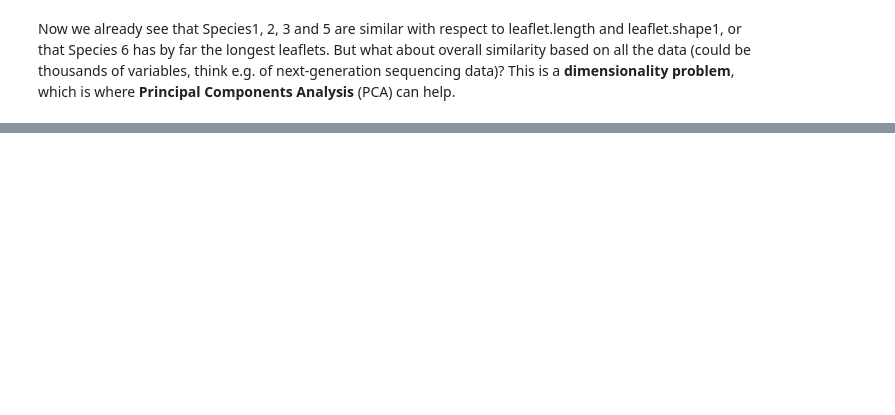
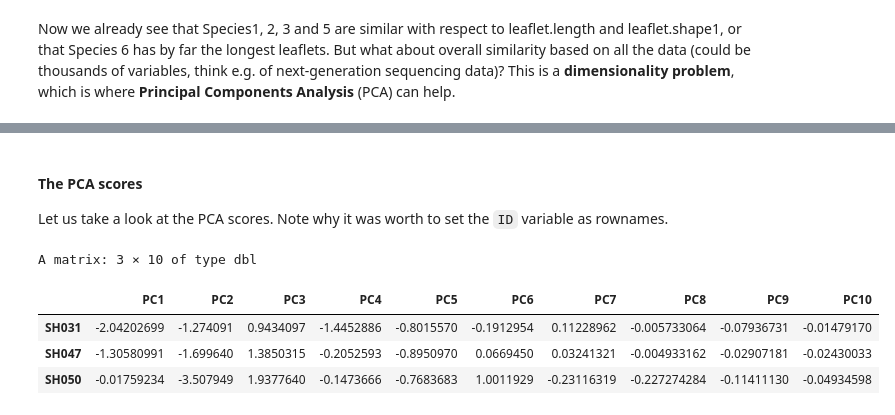
Before and after one commit to scrameri/Umweltbiologie, a Jupyter notebook: Tutorials.ipynb, the cells around one changed output, grey strips where cells are left out. Cells and saved outputs as stored; diff of their text form; code cells hidden in the pictures; blank space fills up the shorter version.

```diff
--- a/Tutorials.ipynb
+++ b/Tutorials.ipynb
@@ -1234,0 +1182,12 @@ str(pca)
+# %%
+numericvars <- names(d.mis)[-c(1:2)]
+factorvars <- names(d.mis)[1:2]
+
+# define impute function
+impute <- function(x) {x[is.na(x)] <- mean(x, na.rm = TRUE) ; return(x)}
+
+# apply impute function and assign data.frame with factor variables
+d.imp <- data.frame(d.mis[,factorvars], apply(d.mis[,numericvars], 2, impute))
+
+# subset data.frame to include numeric variables only
+d.pca <- d.imp[,numericvars]
@@ -1234,0 +1218,7 @@ str(pca)
+# %%
+# Principal Component Analysis (PCA)
+pca <- prcomp(x = d.pca, center = TRUE, scale. = TRUE) # don't forget the "." after scale!
+# prcomp(x = scale(d.pca, center = TRUE, scale = TRUE), center = FALSE, scale. = FALSE)' # equivalent
+
+# Structure of objects of class 'pca'
+str(pca)
@@ -1234,0 +1246,11 @@ str(pca)
+# %% [markdown]
+#### The PCA scores
+Let us take a look at the PCA scores. Note why it was worth to set the `ID` variable as rownames.
+# %%
+head(pca$x, n = 3)
+# %% [output]
+A matrix: 3 × 10 of type dbl
+|  | PC1 | PC2 | PC3 | PC4 | PC5 | PC6 | PC7 | PC8 | PC9 | PC10 |
+| SH031 | -2.04202699 | -1.274091 | 0.9434097 | -1.4452886 | -0.8015570 | -0.1912954 | 0.11228962 | -0.005733064 | -0.07936731 | -0.01479170 |
+| SH047 | -1.30580991 | -1.699640 | 1.3850315 | -0.2052593 | -0.8950970 | 0.0669450 | 0.03241321 | -0.004933162 | -0.02907181 | -0.02430033 |
+| SH050 | -0.01759234 | -3.507949 | 1.9377640 | -0.1473666 | -0.7683683 | 1.0011929 | -0.23116319 | -0.227274284 | -0.11411130 | -0.04934598 |
```
Also changed, not shown: parts of 41 cells of this notebook.
